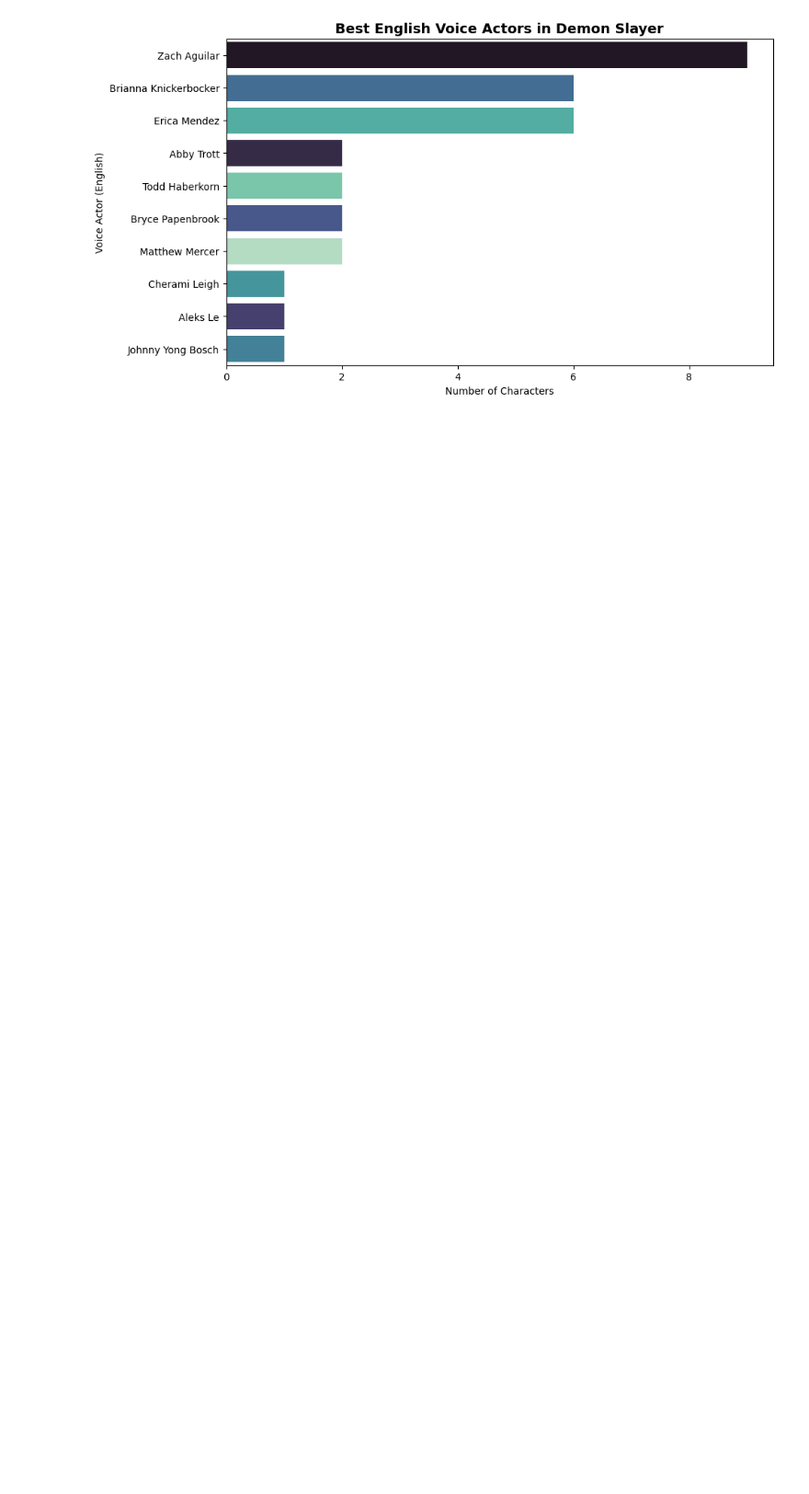
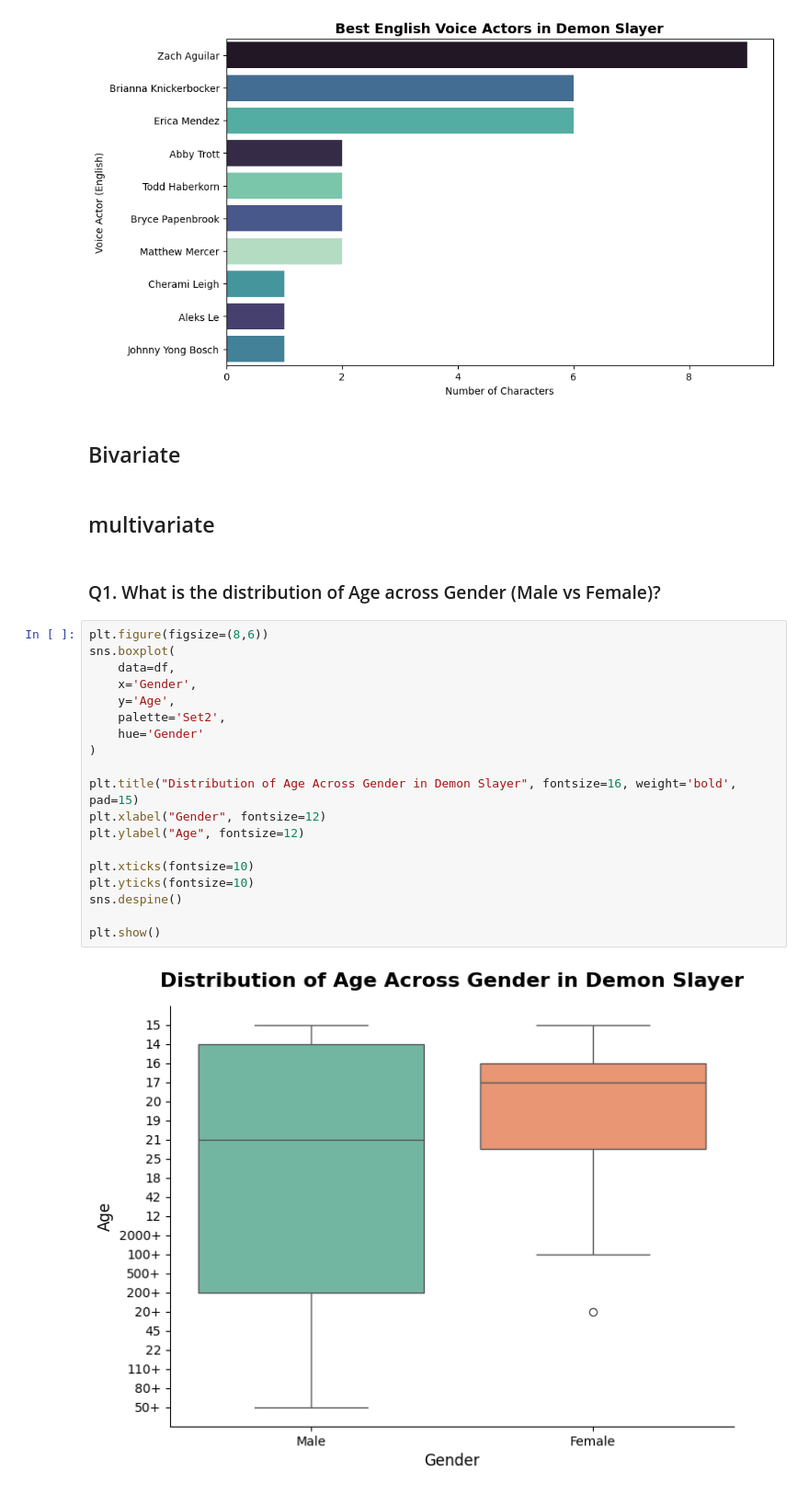
Before and after one commit to lukhi-laksh/Kaggle-Notebooks, a Jupyter notebook: Demon_Slayer_Character_Analysis.ipynb, the cells around one changed output. Shown: that part at 92% size. Saved outputs shown, nothing was run; the diff lists cells and outputs as text; blank space fills up the shorter version.

```diff
--- a/Demon_Slayer_Character_Analysis.ipynb
+++ b/Demon_Slayer_Character_Analysis.ipynb
@@ -243,3 +243,30 @@ plt.ylabel("Voice Actor (English)")
 plt.show()
 # %% [output]
 [figure]
+# %% [markdown]
+## Bivariate
+# %% [markdown]
+## multivariate
+# %% [markdown]
+### Q1. What is the distribution of Age across Gender (Male vs Female)?
+# %%
+plt.figure(figsize=(8,6))
+sns.boxplot(
+    data=df,
+    x='Gender',
+    y='Age',
+    palette='Set2',
+    hue='Gender'
+)
+
+plt.title("Distribution of Age Across Gender in Demon Slayer", fontsize=16, weight='bold', pad=15)
+plt.xlabel("Gender", fontsize=12)
+plt.ylabel("Age", fontsize=12)
+
+plt.xticks(fontsize=10)
+plt.yticks(fontsize=10)
+sns.despine()
+
+plt.show()
+# %% [output]
+[figure, added]
```
Also changed, not shown: parts of 8 cells of this notebook.
